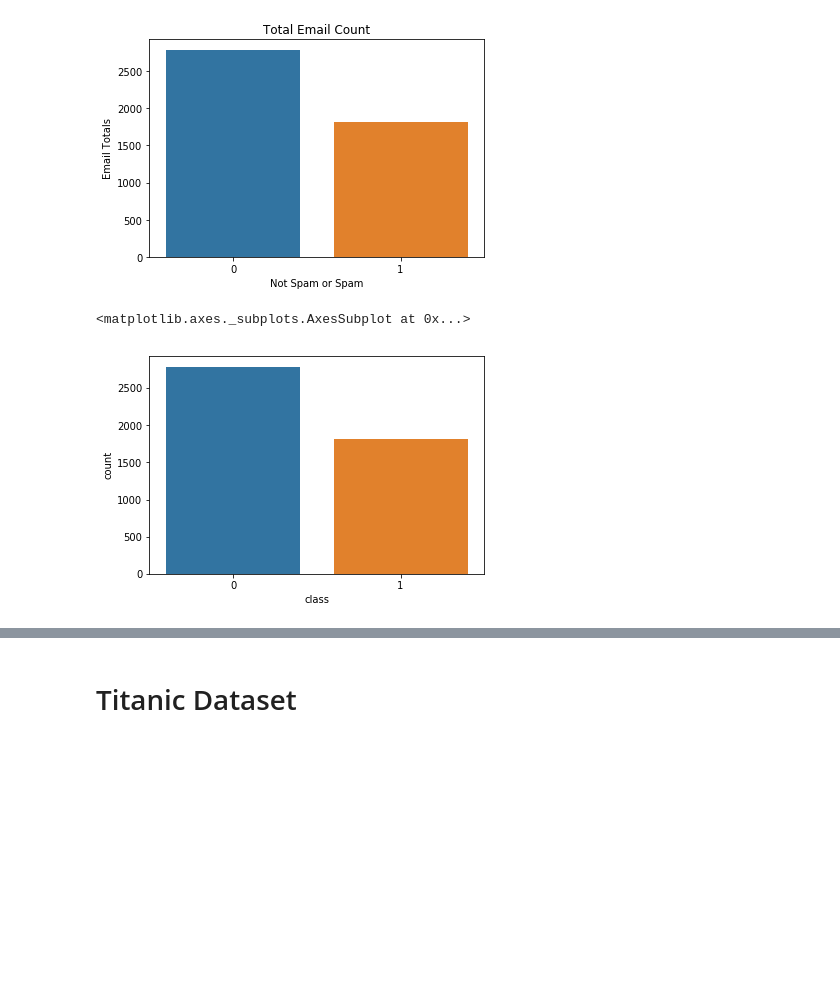
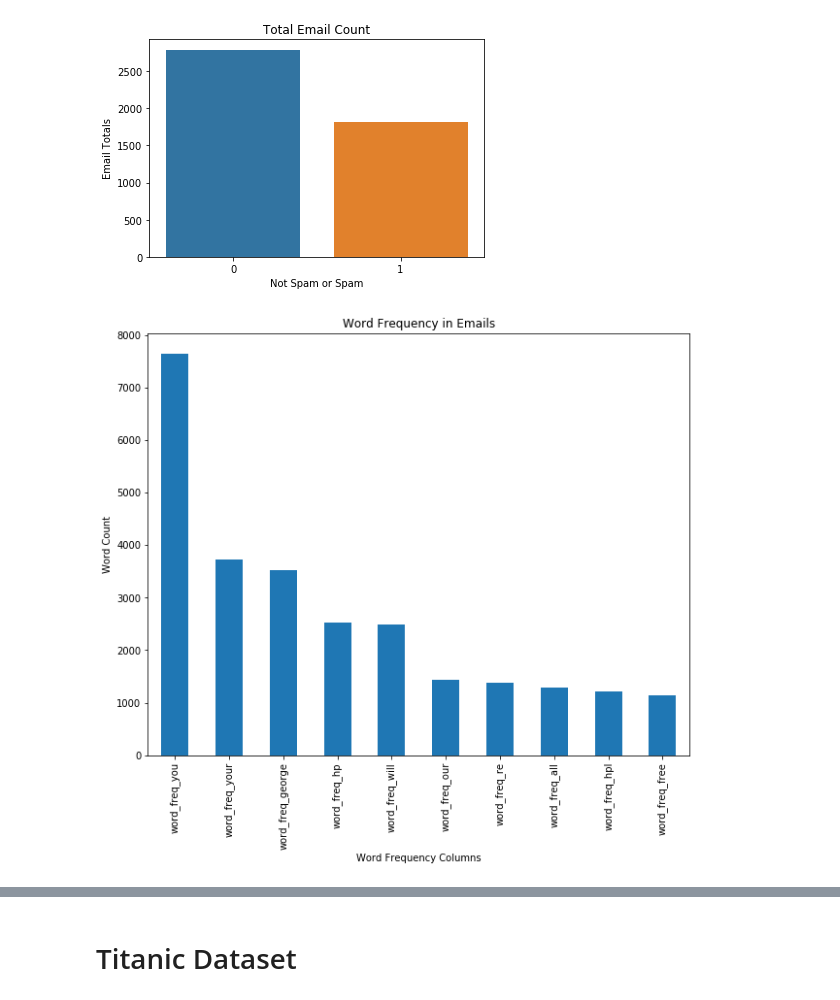
Before and after one commit to mwinzie/KNN-Classifier-Naive-Bayes-Classifier, a Jupyter notebook: K_nearest_neighbor_(kNN)_classifier_and_Naive_Bayes_classifier.ipynb, the cells around one changed output, grey strips where cells are left out. Drawn from its saved outputs; the diff is of its cells as text; code cells hidden in the pictures; blank space fills up the shorter version.

```diff
--- a/K_nearest_neighbor_(kNN)_classifier_and_Naive_Bayes_classifier.ipynb
+++ b/K_nearest_neighbor_(kNN)_classifier_and_Naive_Bayes_classifier.ipynb
@@ -149,11 +149,6 @@ plt.title('Total Email Count')
 plt.show()
 # %% [output]
 [figure]
-# %%
-sns.countplot(x = 'class',data = spam)
-# %% [output]
-<matplotlib.axes._subplots.AxesSubplot at 0x...>
-[figure, removed]
 # %%
 #creating the spam dataset where class = 1
 cols = spam[['word_freq_make', 'word_freq_address', 'word_freq_all', 'word_freq_3d',
@@ -174,0 +168,8 @@ spam[cols].groupby['class']
+# %%
+cols.sum().sort_values(ascending = False).head(10).plot(kind = 'bar', figsize = (10,8))
+plt.title('Word Frequency in Emails')
+plt.xlabel('Word Frequency Columns')
+plt.ylabel('Word Count')
+plt.show()
+# %% [output]
+[figure, added]
```
Also changed, not shown: parts of 32 cells of this notebook.
